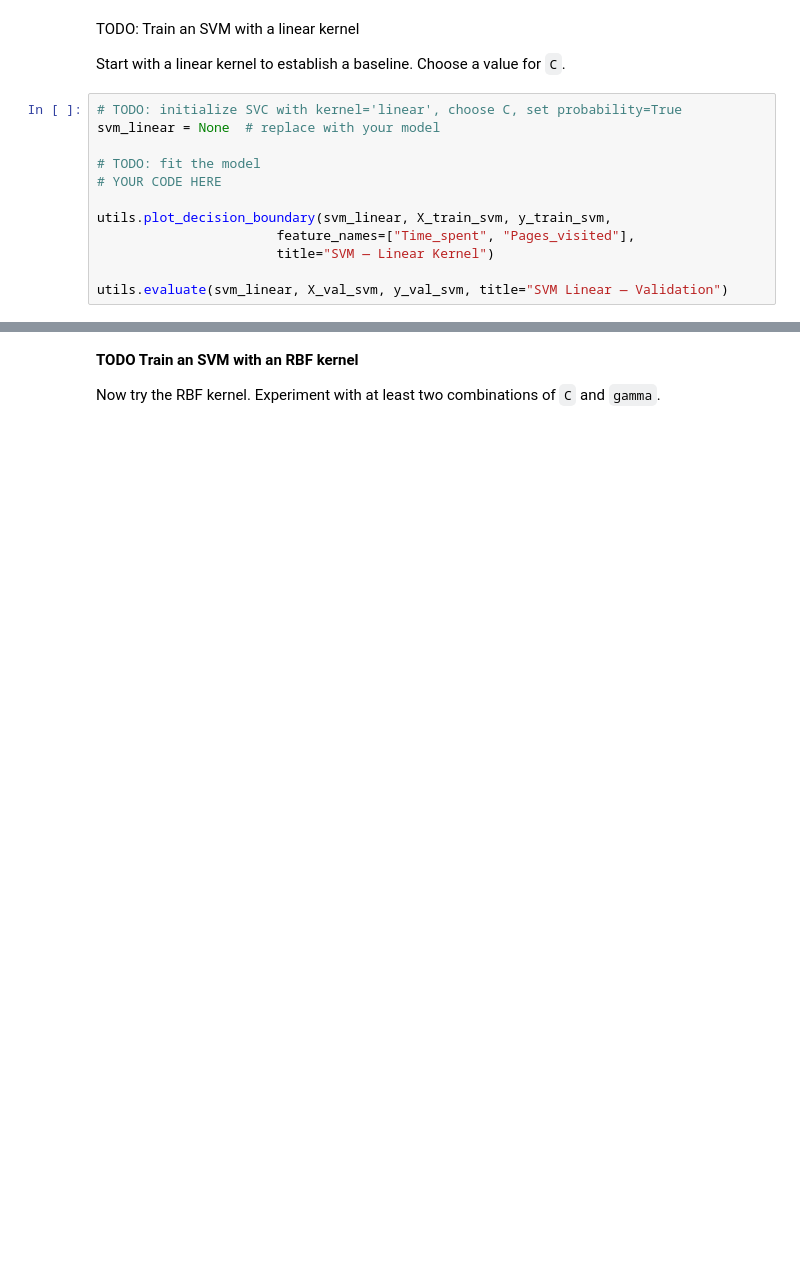
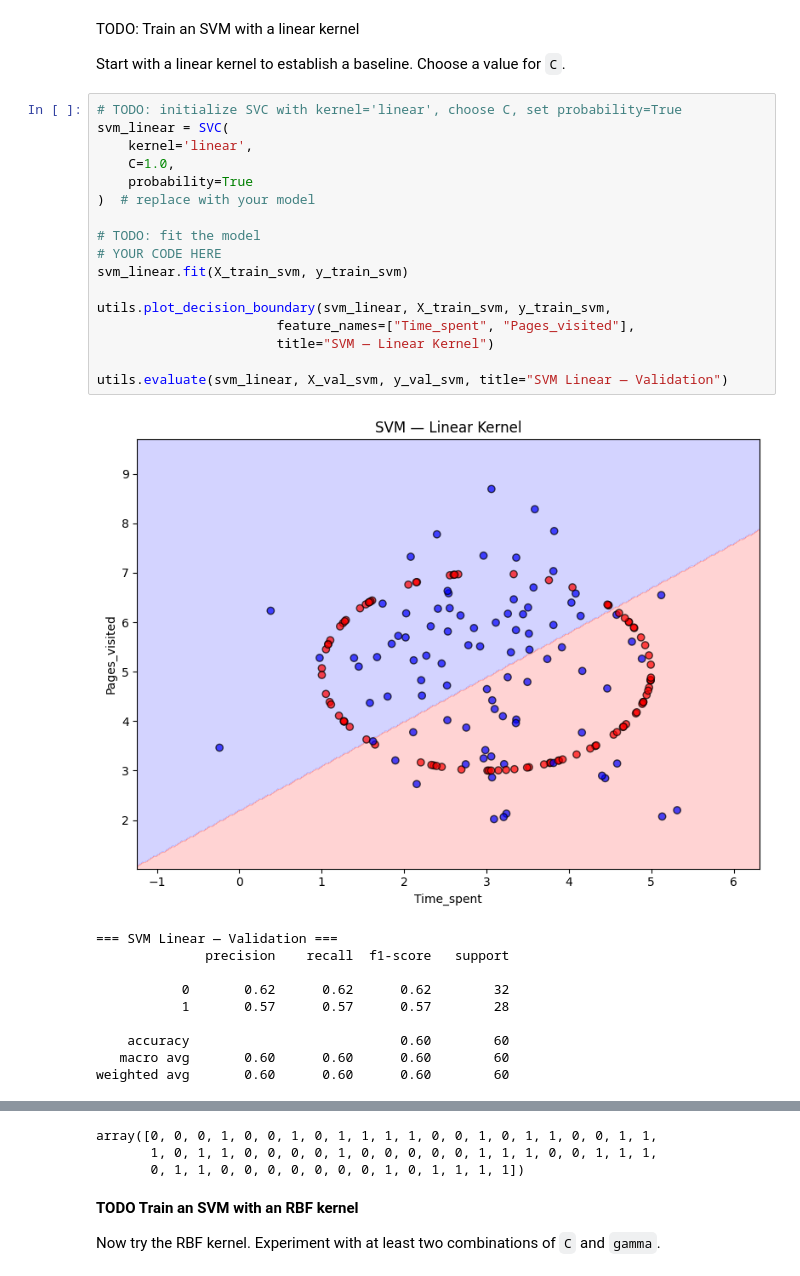
Before and after one commit to Ahmedianoo/data-science-labs-and-sheets, a Jupyter notebook: Labs/Lab9/code/classifiers.ipynb, the cells around one changed output, grey strips where cells are left out. Drawn from its saved outputs; the diff is of its cells as text; blank space fills up the shorter version.

```diff
--- a/Labs/Lab9/code/classifiers.ipynb
+++ b/Labs/Lab9/code/classifiers.ipynb
@@ -387,13 +516,29 @@ TODO: Train an SVM with a linear kernel
 Start with a linear kernel to establish a baseline. Choose a value for `C`.
 # %%
 # TODO: initialize SVC with kernel='linear', choose C, set probability=True
-svm_linear = None  # replace with your model
+svm_linear = SVC(
+    kernel='linear',
+    C=1.0,
+    probability=True
+)  # replace with your model
 
 # TODO: fit the model
 # YOUR CODE HERE
+svm_linear.fit(X_train_svm, y_train_svm)
 
 utils.plot_decision_boundary(svm_linear, X_train_svm, y_train_svm,
                        feature_names=["Time_spent", "Pages_visited"],
                        title="SVM — Linear Kernel")
 
 utils.evaluate(svm_linear, X_val_svm, y_val_svm, title="SVM Linear — Validation")
+# %% [output]
+[figure, added]
+=== SVM Linear — Validation ===
+              precision    recall  f1-score   support
+
+           0       0.62      0.62      0.62        32
+           1       0.57      0.57      0.57        28
+
+    accuracy                           0.60        60
+   macro avg       0.60      0.60      0.60        60
+weighted avg       0.60      0.60      0.60        60
@@ -400,3 +546,6 @@ utils.evaluate(svm_linear, X_val_svm, y_val_svm, title="SVM Linear — Validatio
+array([0, 0, 0, 1, 0, 0, 1, 0, 1, 1, 1, 1, 0, 0, 1, 0, 1, 1, 0, 0, 1, 1,
+       1, 0, 1, 1, 0, 0, 0, 0, 1, 0, 0, 0, 0, 0, 1, 1, 1, 0, 0, 1, 1, 1,
+       0, 1, 1, 0, 0, 0, 0, 0, 0, 0, 1, 0, 1, 1, 1, 1])
 # %% [markdown]
 **TODO Train an SVM with an RBF kernel**
 
```
Also changed, not shown: parts of 24 cells of this notebook.
